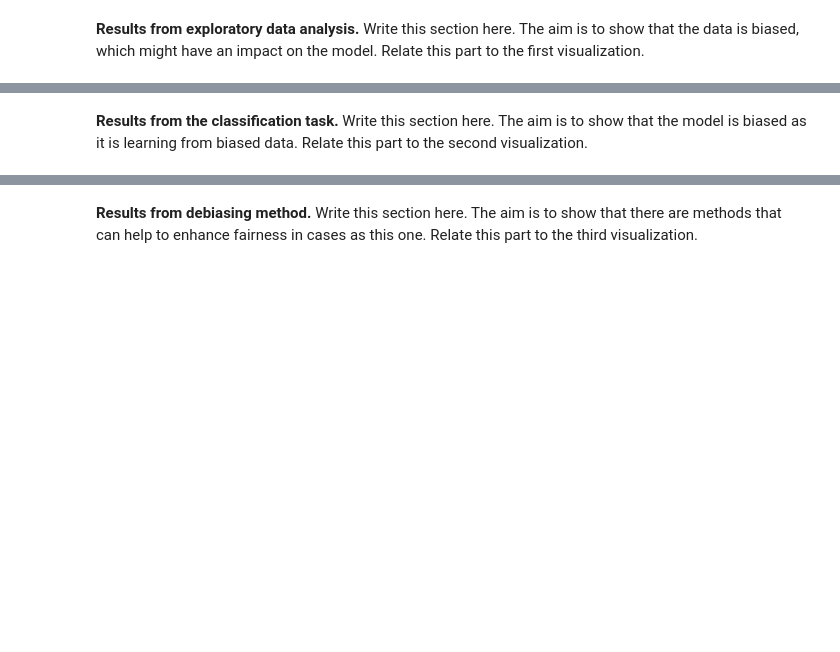
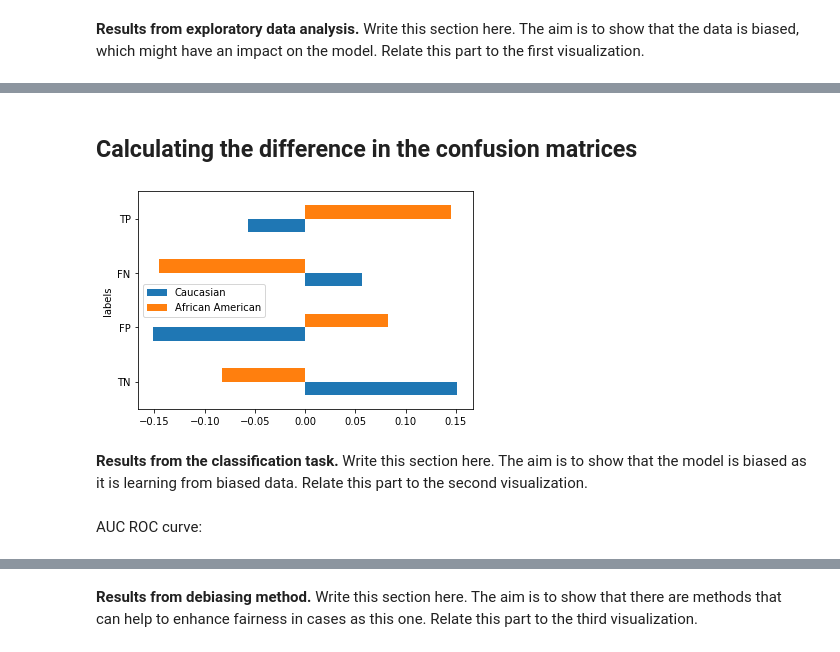
Before and after one commit to player1s/SocialDataWithTheBESTGroupEver, a Jupyter notebook: assignments/Assignment2_.ipynb, the cells around one changed output, grey strips where cells are left out. Drawn from its saved outputs; the diff is of its cells as text; code cells hidden in the pictures; blank space fills up the shorter version.

```diff
--- a/assignments/Assignment2_.ipynb
+++ b/assignments/Assignment2_.ipynb
@@ -940,3 +1012,30 @@ Loading BokehJS ...
+# %% [markdown]
+## Calculating the difference in the confusion matrices
+# %%
+#part 3
+# using the obtianed  best model to get predictions for the data filtered for caucasian and african american
+y_pred_Caucasian = best_rf.predict(X_Caucasians_test)
+y_pred_African_American = best_rf.predict(X_African_American_test)
+# Confusion Matrix
+cmca = confusion_matrix(y_Caucasians_test, y_pred_Caucasian, normalize="true", labels=best_rf.classes_)
+cmaa = confusion_matrix(y_African_American_test, y_pred_African_American, normalize="true", labels=best_rf.classes_)
+daa = cmaa - cmtot
+dca = cmca - cmtot
+
+fig.add_subplot(1, 3, 3)
+
+horizontalPlotdf = pd.DataFrame({
+    'labels': ["TN", "FP", "FN", "TP"],
+    'Caucasian': [dca[0][0],dca[0][1],dca[1][0],dca[1][1]],
+    'African American': [daa[0][0],daa[0][1],daa[1][0],daa[1][1]]
+})
+
+# plotting graph
+horizontalPlotdf.plot(x="labels", y=["Caucasian", "African American"], kind="barh")
+
+fig.show()
+# %% [output]
+[figure, added]
 # %%
 #Second viz here: (Week 8 Visualization 2) plot with 3 subplots (Feature importances, Confusion Matrix, Percentage difference)
 # %%
@@ -972,3 +1071,5 @@ Loading BokehJS ...
 #Mark the points you chose on the curves, you can for instance highlight them with a different color or symbol,
 #or you can use a circle or point at them with arrows... it's up to you.
 #Add a text on the figure that display the thresholds chosen. You can add texts on matplotlib figures plt.figtext().
+# %% [markdown]
+AUC ROC curve:
```
Also changed, not shown: parts of 27 cells of this notebook.
